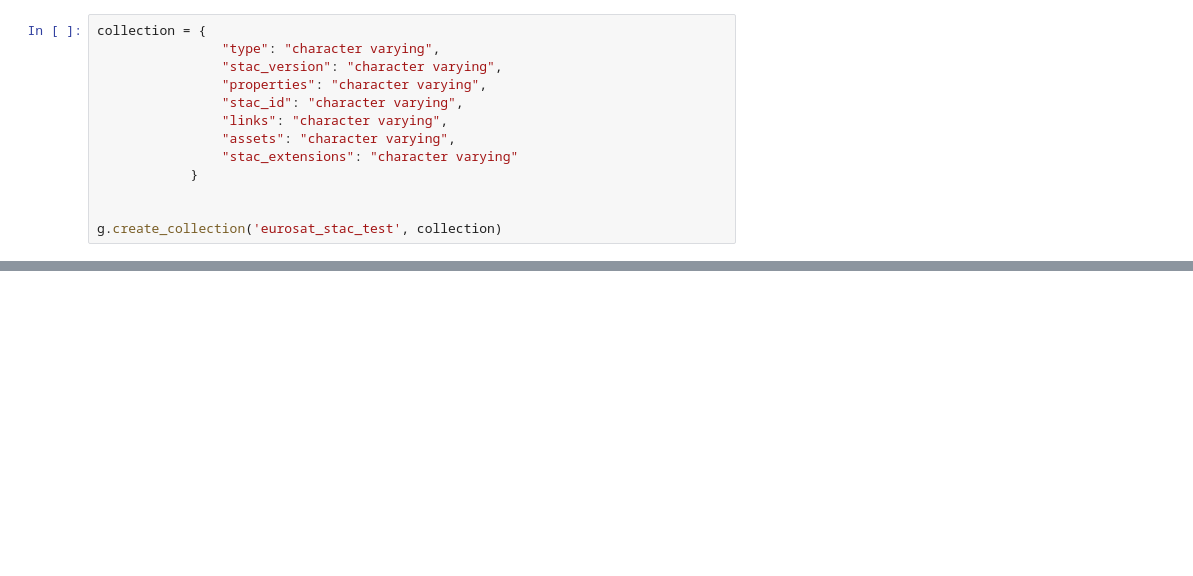
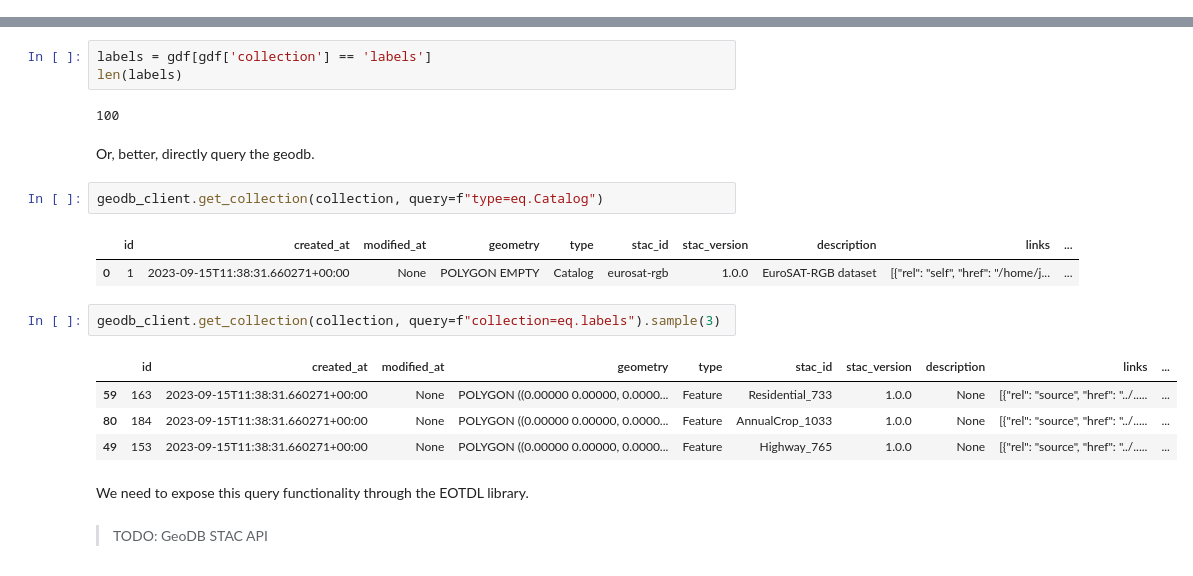
Before and after one commit to earthpulse/eotdl, a Jupyter notebook: demos/ipynbs/02_geodb.ipynb, the cells around one changed output, grey strips where cells are left out. Drawn from its saved outputs; the diff is of its cells as text; blank space fills up the shorter version.

```diff
--- a/demos/ipynbs/02_geodb.ipynb
+++ b/demos/ipynbs/02_geodb.ipynb
@@ -109,13 +105,0 @@ g.drop_collection('eurosat_stac_test_2')
-# %%
-collection = {
-                "type": "character varying",
-                "stac_version": "character varying",
-                "properties": "character varying",
-                "stac_id": "character varying",
-                "links": "character varying",
-                "assets": "character varying",
-                "stac_extensions": "character varying"
-            }
-
-
-g.create_collection('eurosat_stac_test', collection)
@@ -148,0 +129,23 @@ g.get_collection('eurosat_stac_test')
+# %%
+labels = gdf[gdf['collection'] == 'labels']
+len(labels)
+# %% [output]
+100
+# %% [markdown]
+Or, better, directly query the geodb.
+# %%
+geodb_client.get_collection(collection, query=f"type=eq.Catalog")
+# %% [output]
+|  | id | created_at | modified_at | geometry | type | stac_id | stac_version | description | links | ... |
+| 0 | 1 | 2023-09-15T11:38:31.660271+00:00 | None | POLYGON EMPTY | Catalog | eurosat-rgb | 1.0.0 | EuroSAT-RGB dataset | [{"rel": "self", "href": "/home/j... | ... |
+# %%
+geodb_client.get_collection(collection, query=f"collection=eq.labels").sample(3)
+# %% [output]
+|  | id | created_at | modified_at | geometry | type | stac_id | stac_version | description | links | ... |
+| 59 | 163 | 2023-09-15T11:38:31.660271+00:00 | None | POLYGON ((0.00000 0.00000, 0.0000... | Feature | Residential_733 | 1.0.0 | None | [{"rel": "source", "href": "../..... | ... |
+| 80 | 184 | 2023-09-15T11:38:31.660271+00:00 | None | POLYGON ((0.00000 0.00000, 0.0000... | Feature | AnnualCrop_1033 | 1.0.0 | None | [{"rel": "source", "href": "../..... | ... |
+| 49 | 153 | 2023-09-15T11:38:31.660271+00:00 | None | POLYGON ((0.00000 0.00000, 0.0000... | Feature | Highway_765 | 1.0.0 | None | [{"rel": "source", "href": "../..... | ... |
+# %% [markdown]
+We need to expose this query functionality through the EOTDL library.
+# %% [markdown]
+> TODO: GeoDB STAC API
```
Also changed, not shown: parts of 24 cells of this notebook, 3 other files.
